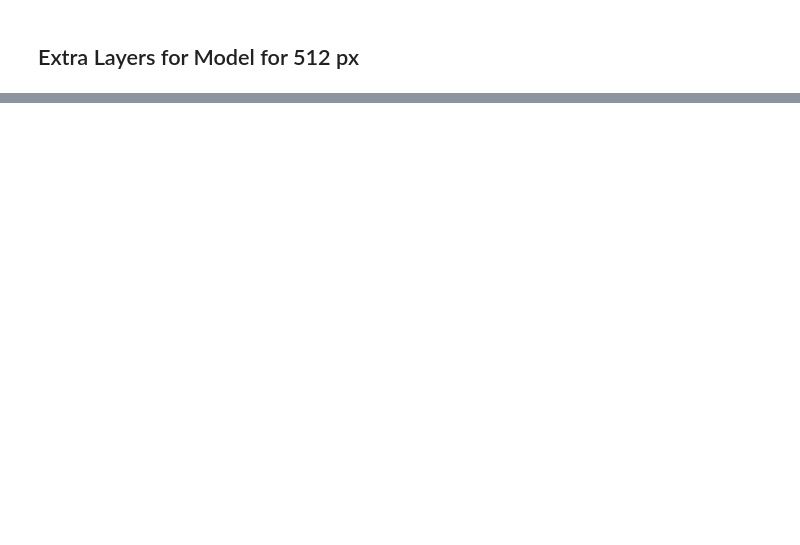
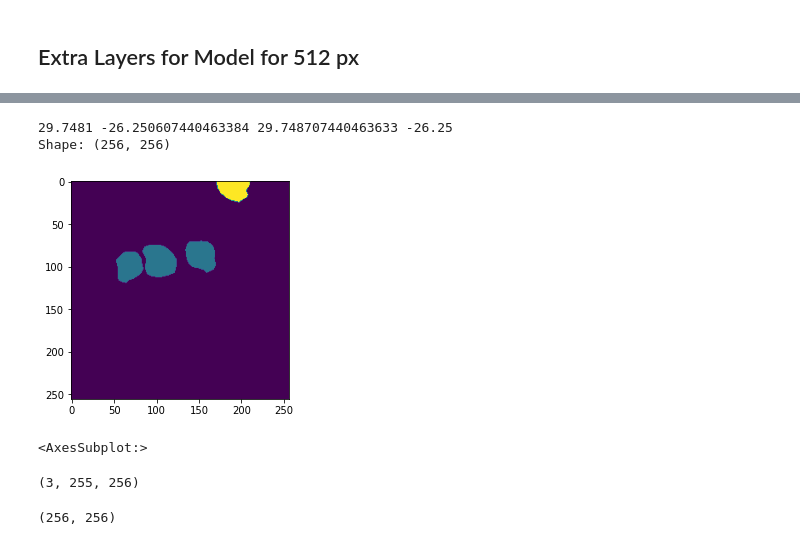
Before and after one commit to lgiesen/DL-Semantic-Segmentation-of-Tree-Stock-in-South-Africa-Using-Satellite-Images, a Jupyter notebook: 0_archive/archive.ipynb, the cells around one changed output, grey strips where cells are left out. Drawn from its saved outputs; the diff is of its cells as text; code cells hidden in the pictures; blank space fills up the shorter version.

```diff
--- a/0_archive/archive.ipynb
+++ b/0_archive/archive.ipynb
@@ -319,0 +372,21 @@ def UNet(input_shape, input_label_channel, layer_count=64, regularizers = regula
+# %%
+src_label = rasterio.open(config.filepath_label)
+lab_lr = calc_coord_lr(config.filepath_label, c_w, c_n)
+cutout_label = src_label.read(1,
+    window = from_bounds(c_w, lab_lr[1] - 0.0000001, lab_lr[2], c_n, src_label.transform))
+    # TODO: Had to adjust bottom coordinate, beccause it always rounded the coordinates in a way that the shape was (255,256)
+    # window = from_bounds(29.747940788245252, lab_lr[1], lab_lr[2], -26.247113163017453, src_label.transform))
+print(c_w, lab_lr[1], lab_lr[2], c_n)
+print("Shape:", cutout_label.shape)
+show(cutout_label)
+# %% [output]
+29.7481 -26.250607440463384 29.748707440463633 -26.25
+Shape: (256, 256)
+[figure, added]
+<AxesSubplot:>
+# %%
+cutout_satellite.shape
+cutout_label.shape
+# %% [output]
+(3, 255, 256)
+(256, 256)
```
Also changed, not shown: parts of 13 cells of this notebook, 1 other file.
